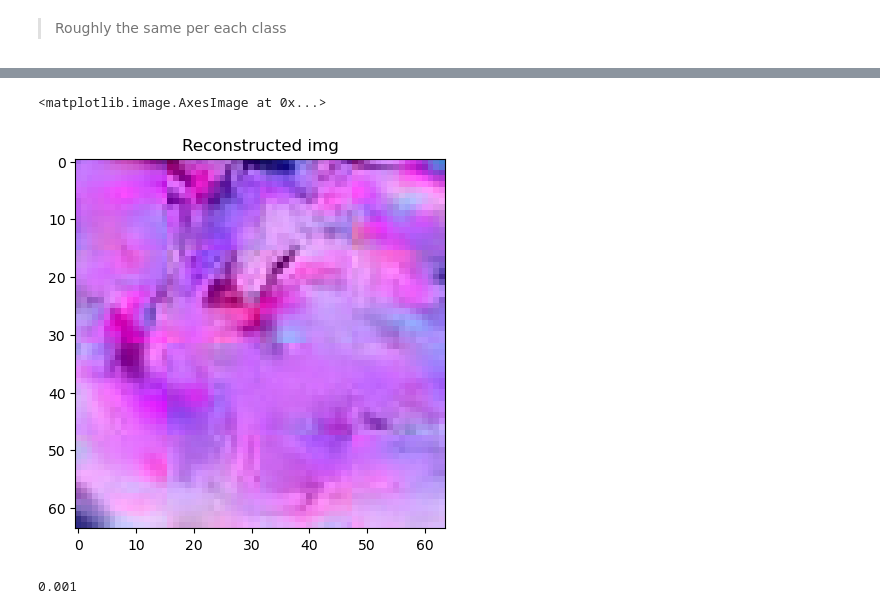
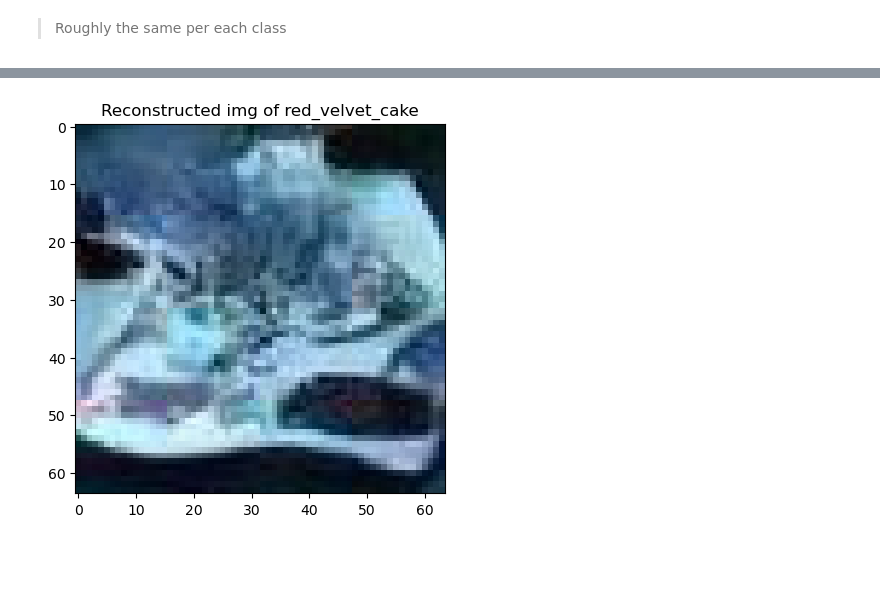
Before and after one commit to Professor322/genai_task, a Jupyter notebook: diffusion_dev.ipynb, the cells around one changed output, grey strips where cells are left out. Saved outputs shown, nothing was run; the diff lists cells and outputs as text; code cells hidden in the pictures; blank space fills up the shorter version.

```diff
--- a/diffusion_dev.ipynb
+++ b/diffusion_dev.ipynb
@@ -434,15 +449,11 @@ Saving checkpoint at: ./diffusion_rescaled_mse_cosine.pkl
 # %%
-samples = sample(model, diffusion, (1, 3, 64, 64), {"y": torch.tensor([0], dtype=torch.long, device=DEVICE)}, DEVICE)
+idx = 2
+samples = sample(model, diffusion, (1, 3, 64, 64), {"y": torch.tensor([idx], dtype=torch.long, device=DEVICE)}, DEVICE)
 img = samples[0].permute([1, 2, 0]).detach().cpu().numpy()
 img = ((img + 1) * 127.5).astype(np.uint8)
 img = img.clip(0, 255)
-plt.title(f"Reconstructed img of {dataset.num_to_classes[0]}")
+plt.title(f"Reconstructed img of {dataset.num_to_classes[idx]}")
 plt.imshow(img)
+plt.imsave("image.jpg", img)
 # %% [output]
-<matplotlib.image.AxesImage at 0x...>
-[figure, old version]
+[figure, new version]
-# %%
-for param_group  in optimizer.param_groups:
-    print(param_group['lr'])
-# %% [output]
-0.001
```
Also changed, not shown: parts of 3 cells of this notebook, 2 other files.
